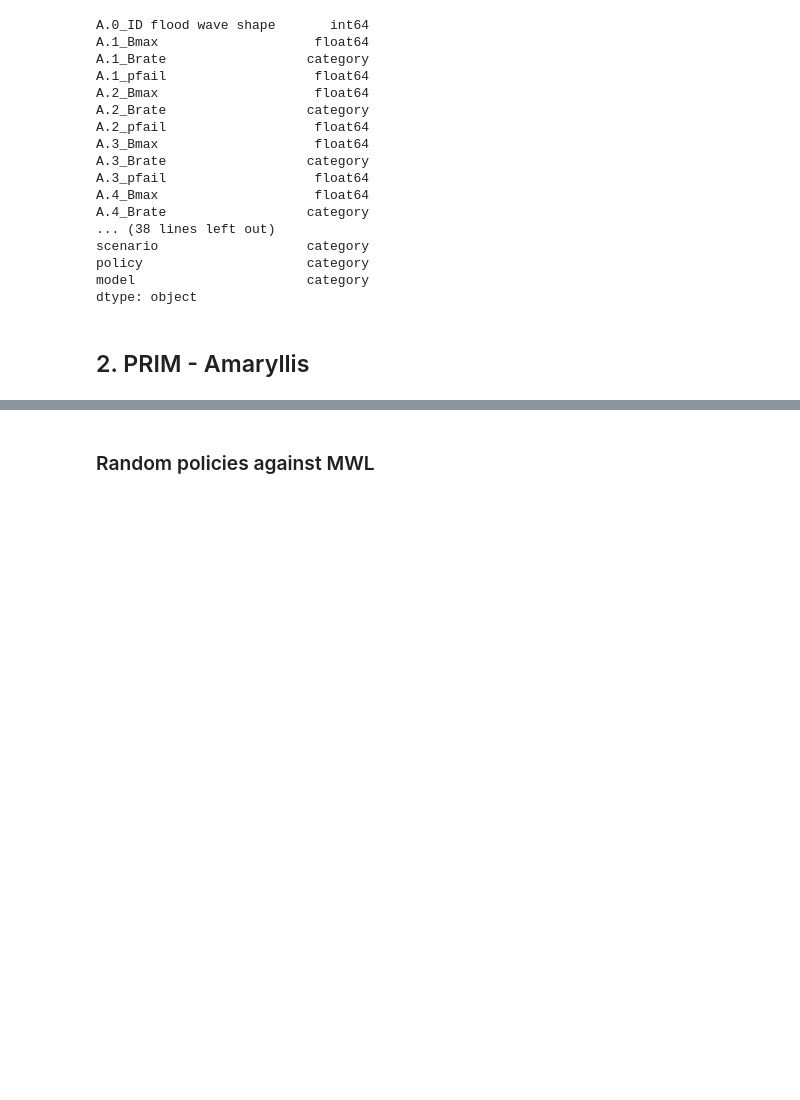
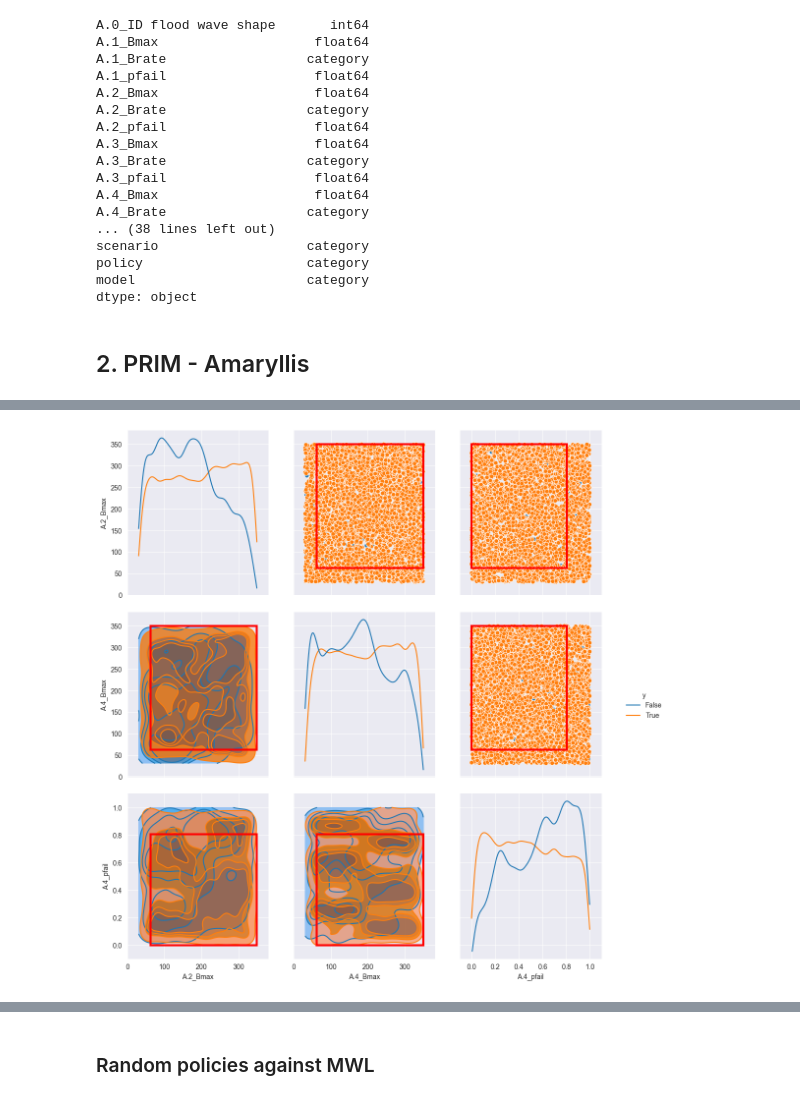
Before and after one commit to daniela1998/MBDM-Group-1, a Jupyter notebook: 050625_Scenario_Discovery.ipynb, the cells around one changed output, grey strips where cells are left out. Saved outputs shown, nothing was run; the diff lists cells and outputs as text; code cells hidden in the pictures; blank space fills up the shorter version.

```diff
--- a/050625_Scenario_Discovery.ipynb
+++ b/050625_Scenario_Discovery.ipynb
@@ -458,0 +493,9 @@ cleaned_experiments = experiments_df.drop(labels=[l.name for l in dike_model.lev
+# %%
+# Show the distribution between samples and the prim boundaries
+box_experiments.select(4)
+box_experiments.show_pairs_scatter()
+fig = plt.gcf()
+fig.set_size_inches(12, 12)
+plt.show()
+# %% [output]
+[figure, added]
```
Also changed, not shown: parts of 7 cells of this notebook.
